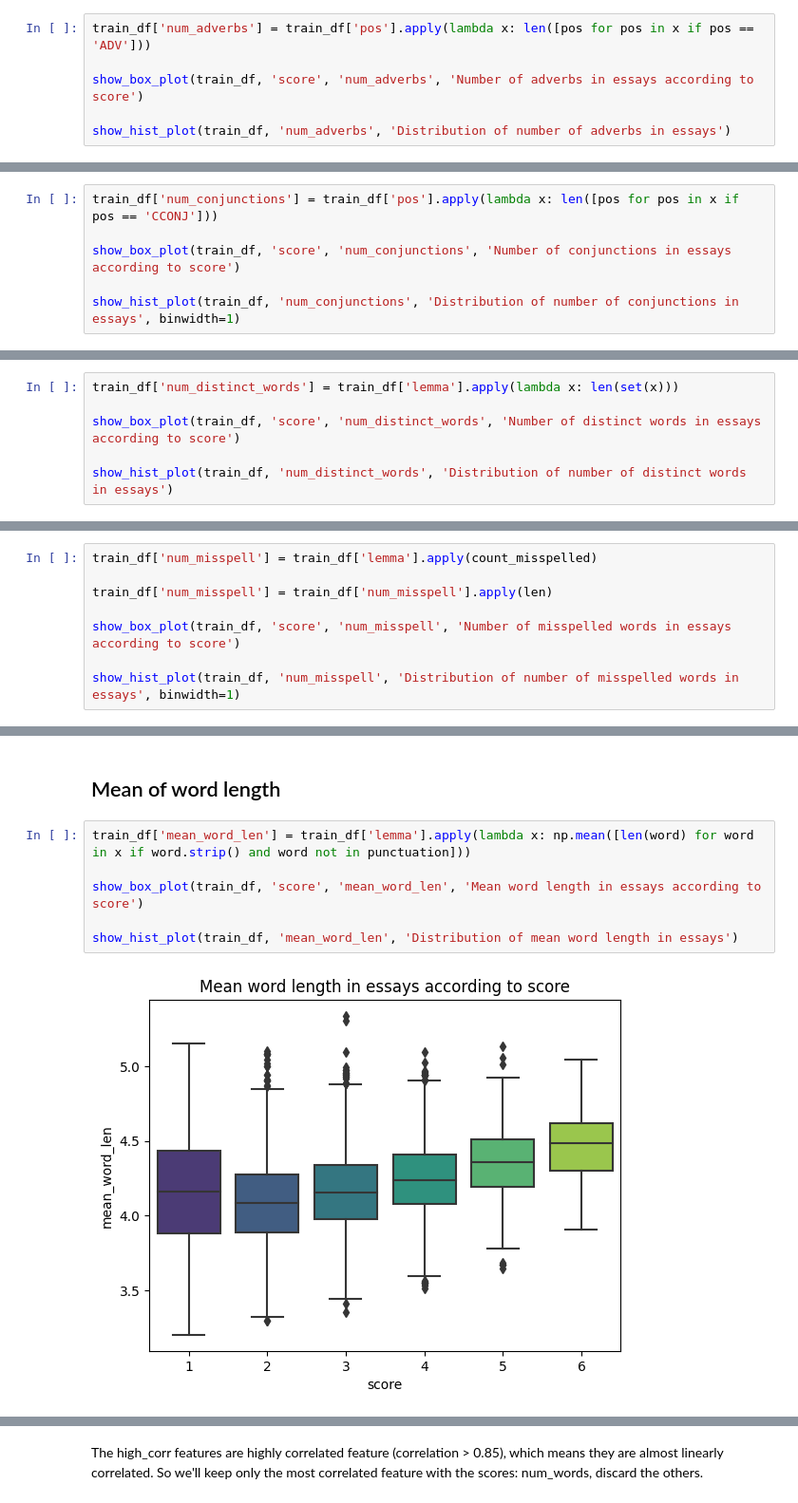
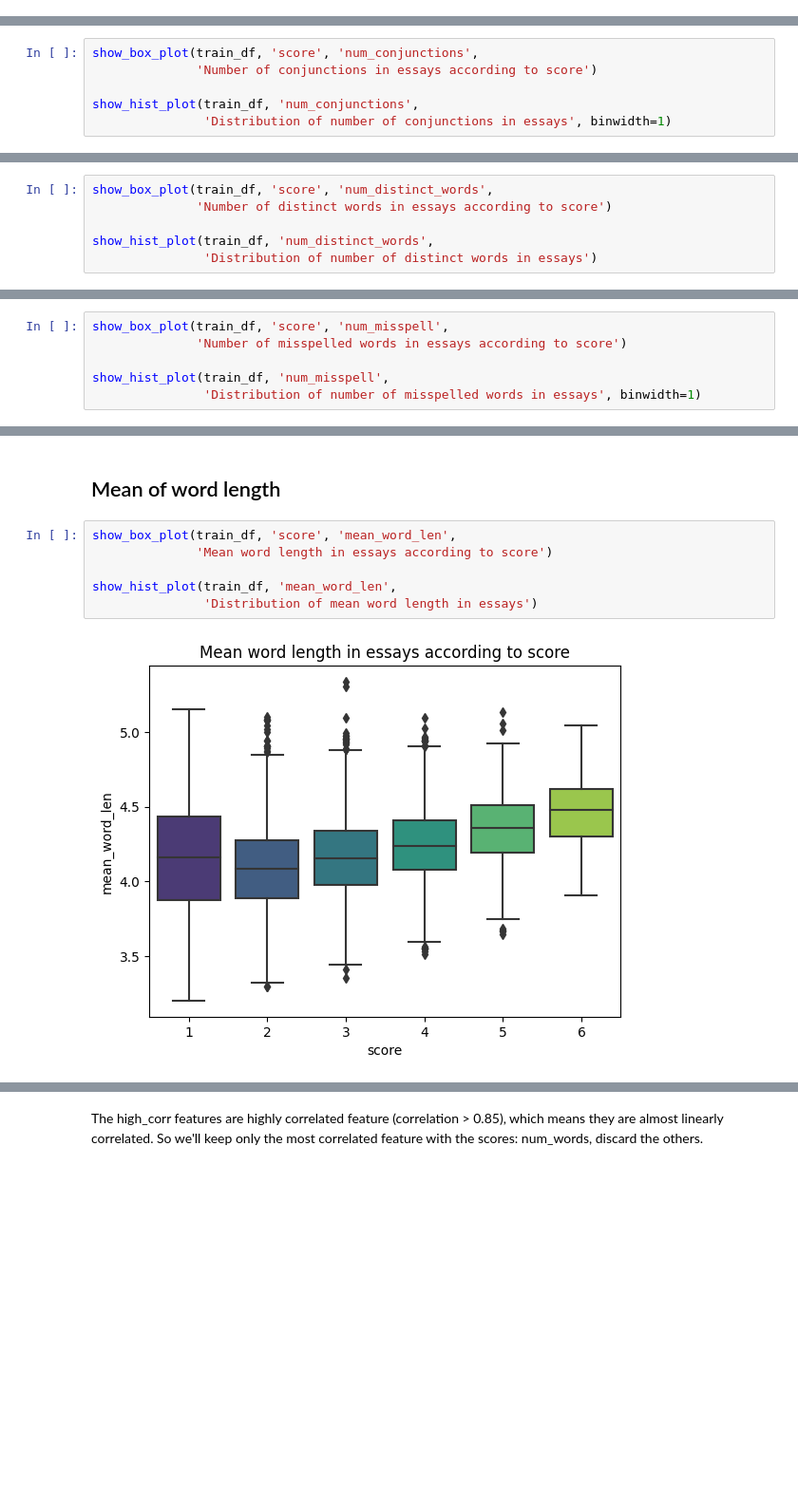
Before and after one commit to minhha-lehoang/automated-essay-scoring, a Jupyter notebook: analysis-preprocess/data-analysis.ipynb, the cells around one changed output, grey strips where cells are left out. Shown at 95% size. Drawn from its saved outputs; the diff is of its cells as text; blank space fills up the shorter version.

```diff
--- a/analysis-preprocess/data-analysis.ipynb
+++ b/analysis-preprocess/data-analysis.ipynb
@@ -225,6 +124,0 @@ show_hist_plot(train_df, 'num_verbs', 'Distribution of number of verbs in essays
-# %%
-train_df['num_adverbs'] = train_df['pos'].apply(lambda x: len([pos for pos in x if pos == 'ADV']))
-
-show_box_plot(train_df, 'score', 'num_adverbs', 'Number of adverbs in essays according to score')
-
-show_hist_plot(train_df, 'num_adverbs', 'Distribution of number of adverbs in essays')
@@ -234,20 +125,20 @@ show_hist_plot(train_df, 'num_adverbs', 'Distribution of number of adverbs in es
 # %% [markdown]
 ## Number of conjunctions
 # %%
-train_df['num_conjunctions'] = train_df['pos'].apply(lambda x: len([pos for pos in x if pos == 'CCONJ']))
+show_box_plot(train_df, 'score', 'num_conjunctions',
+              'Number of conjunctions in essays according to score')
 
-show_box_plot(train_df, 'score', 'num_conjunctions', 'Number of conjunctions in essays according to score')
-
-show_hist_plot(train_df, 'num_conjunctions', 'Distribution of number of conjunctions in essays', binwidth=1)
+show_hist_plot(train_df, 'num_conjunctions',
+               'Distribution of number of conjunctions in essays', binwidth=1)
 # %% [output]
 [figure]
 [figure]
 # %% [markdown]
 ## Number of distinct words
 # %%
-train_df['num_distinct_words'] = train_df['lemma'].apply(lambda x: len(set(x)))
+show_box_plot(train_df, 'score', 'num_distinct_words',
+              'Number of distinct words in essays according to score')
 
-show_box_plot(train_df, 'score', 'num_distinct_words', 'Number of distinct words in essays according to score')
-
-show_hist_plot(train_df, 'num_distinct_words', 'Distribution of number of distinct words in essays')
+show_hist_plot(train_df, 'num_distinct_words',
+               'Distribution of number of distinct words in essays')
 # %% [output]
@@ -285,10 +149,8 @@ Most scientists would agree that there never was alien life on Cydonia. Thanks t
 # %%
-train_df['num_misspell'] = train_df['lemma'].apply(count_misspelled)
+show_box_plot(train_df, 'score', 'num_misspell',
+              'Number of misspelled words in essays according to score')
 
-train_df['num_misspell'] = train_df['num_misspell'].apply(len)
-
-show_box_plot(train_df, 'score', 'num_misspell', 'Number of misspelled words in essays according to score')
-
-show_hist_plot(train_df, 'num_misspell', 'Distribution of number of misspelled words in essays', binwidth=1)
+show_hist_plot(train_df, 'num_misspell',
+               'Distribution of number of misspelled words in essays', binwidth=1)
 # %% [output]
 [figure]
@@ -296,11 +158,11 @@ show_hist_plot(train_df, 'num_misspell', 'Distribution of number of misspelled w
 # %% [markdown]
 ## Mean of word length
 # %%
-train_df['mean_word_len'] = train_df['lemma'].apply(lambda x: np.mean([len(word) for word in x if word.strip() and word not in punctuation]))
+show_box_plot(train_df, 'score', 'mean_word_len',
+              'Mean word length in essays according to score')
 
-show_box_plot(train_df, 'score', 'mean_word_len', 'Mean word length in essays according to score')
-
-show_hist_plot(train_df, 'mean_word_len', 'Distribution of mean word length in essays')
+show_hist_plot(train_df, 'mean_word_len',
+               'Distribution of mean word length in essays')
 # %% [output]
-[figure, old version]
+[figure, new version]
 [figure]
```
Also changed, not shown: parts of 49 cells of this notebook, 4 other files.
